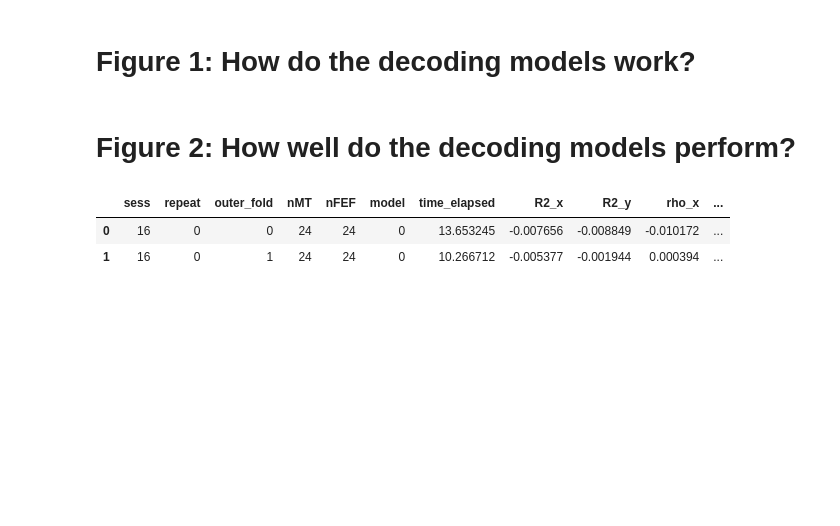
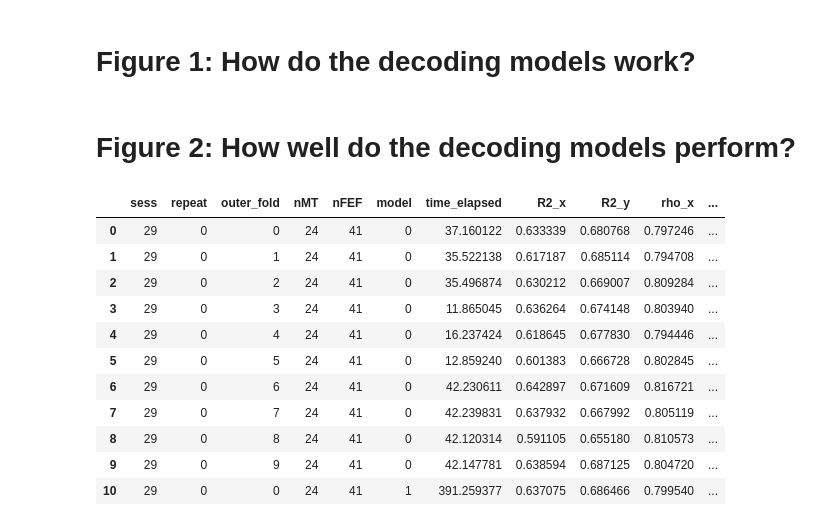
Before and after one commit to mayolabvision/NeuralDecoding, a Jupyter notebook: analyses/Manuscript_Plots.ipynb, the cells around one changed output. Cells and saved outputs as stored; diff of their text form; code cells hidden in the pictures; blank space fills up the shorter version.

```diff
--- a/analyses/Manuscript_Plots.ipynb
+++ b/analyses/Manuscript_Plots.ipynb
@@ -85,24 +89,29 @@ ax.spines['left'].set_visible(False)
 # %%
 data_folder = '/Users/kendranoneman/Projects/mayo/NeuralDecoding/runs'
 
 pal = sns.color_palette("Reds",20)
 pal = pal[8:]
 custom_palette = sns.color_palette("Reds", n_colors=4)
 mtfef_pal = ['forestgreen','mediumpurple']
 
 column_names = ['sess','repeat','outer_fold','nMT','nFEF','model','R2','rho','R2_null','rho_null','time_elapsed']
-df1 = get_outputs(data_folder+'/Figure2',["m00"],column_names)
-df2 = get_outputs(data_folder+'/Figure2',["m01"],column_names)
-df3 = get_outputs(data_folder+'/Figure2',["m02"],column_names)
-df4 = get_outputs(data_folder+'/Figure2',["m03"],column_names)
-df5 = get_outputs(data_folder+'/Figure2',["m04"],column_names)
-df6 = get_outputs(data_folder+'/Figure2',["m05"],column_names)
-df7 = get_outputs(data_folder+'/Figure2',["m06"],column_names)
+df0,yTest_all0,yTestPred_all0,yTestN_all0,yTestNPred_all0 = get_outputs_wTraces(data_folder+'/Figure2',["-o0-","s29"],column_names)
+df1,yTest_all1,yTestPred_all1,yTestN_all1,yTestNPred_all1 = get_outputs_wTraces(data_folder+'/Figure2',["-o1-","s29"],column_names)
+df2,yTest_all2,yTestPred_all2,yTestN_all2,yTestNPred_all2 = get_outputs_wTraces(data_folder+'/Figure2',["-o2-","s29"],column_names)
 
-df = pd.concat([df1,df2,df3,df4,df5,df6,df7],ignore_index=False)
+df = pd.concat([df0,df1,df2],ignore_index=False)
 
-df.head(2)
+df.head(11)
 # %% [output]
 |  | sess | repeat | outer_fold | nMT | nFEF | model | time_elapsed | R2_x | R2_y | rho_x | ... |
-| 0 | 16 | 0 | 0 | 24 | 24 | 0 | 13.653245 | -0.007656 | -0.008849 | -0.010172 | ... |
-| 1 | 16 | 0 | 1 | 24 | 24 | 0 | 10.266712 | -0.005377 | -0.001944 | 0.000394 | ... |
+| 0 | 29 | 0 | 0 | 24 | 41 | 0 | 37.160122 | 0.633339 | 0.680768 | 0.797246 | ... |
+| 1 | 29 | 0 | 1 | 24 | 41 | 0 | 35.522138 | 0.617187 | 0.685114 | 0.794708 | ... |
+| 2 | 29 | 0 | 2 | 24 | 41 | 0 | 35.496874 | 0.630212 | 0.669007 | 0.809284 | ... |
+| 3 | 29 | 0 | 3 | 24 | 41 | 0 | 11.865045 | 0.636264 | 0.674148 | 0.803940 | ... |
+| 4 | 29 | 0 | 4 | 24 | 41 | 0 | 16.237424 | 0.618645 | 0.677830 | 0.794446 | ... |
+| 5 | 29 | 0 | 5 | 24 | 41 | 0 | 12.859240 | 0.601383 | 0.666728 | 0.802845 | ... |
+| 6 | 29 | 0 | 6 | 24 | 41 | 0 | 42.230611 | 0.642897 | 0.671609 | 0.816721 | ... |
+| 7 | 29 | 0 | 7 | 24 | 41 | 0 | 42.239831 | 0.637932 | 0.667992 | 0.805119 | ... |
+| 8 | 29 | 0 | 8 | 24 | 41 | 0 | 42.120314 | 0.591105 | 0.655180 | 0.810573 | ... |
+| 9 | 29 | 0 | 9 | 24 | 41 | 0 | 42.147781 | 0.638594 | 0.687125 | 0.804720 | ... |
+| 10 | 29 | 0 | 0 | 24 | 41 | 1 | 391.259377 | 0.637075 | 0.686466 | 0.799540 | ... |
```
Also changed, not shown: parts of 5 cells of this notebook, 2 other files.
